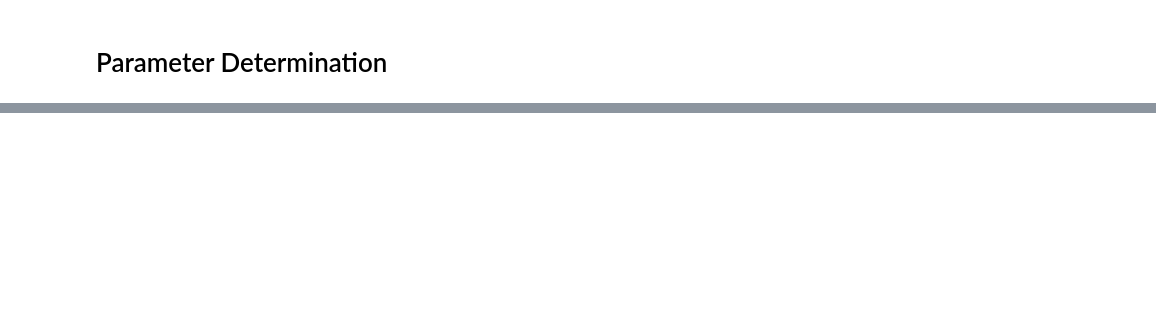
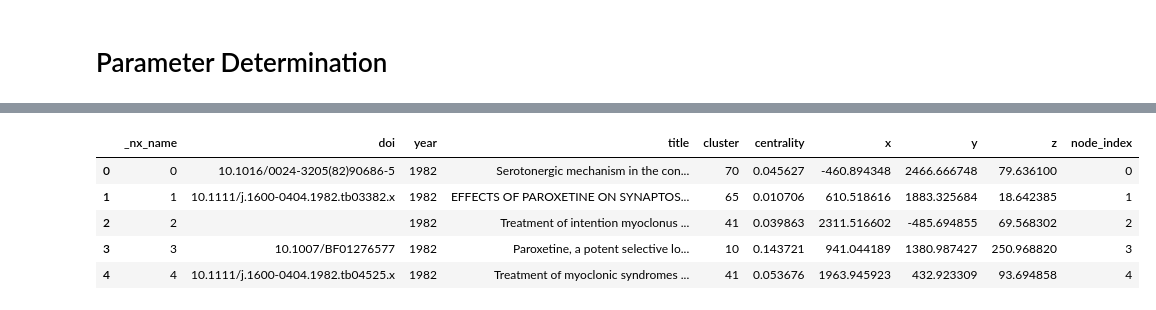
Before and after one commit to jarolim14/SSRI-Evolution, a Jupyter notebook: notebooks/11-PrepareThreeJs.ipynb, the cells around one changed output, grey strips where cells are left out. Saved outputs shown, nothing was run; the diff lists cells and outputs as text; code cells hidden in the pictures; blank space fills up the shorter version.

```diff
--- a/notebooks/11-PrepareThreeJs.ipynb
+++ b/notebooks/11-PrepareThreeJs.ipynb
@@ -631,0 +809,9 @@ results
+# %%
+nodes_df.head()
+# %% [output]
+|  | _nx_name | doi | year | title | cluster | centrality | x | y | z | node_index |
+| 0 | 0 | 10.1016/0024-3205(82)90686-5 | 1982 | Serotonergic mechanism in the con... | 70 | 0.045627 | -460.894348 | 2466.666748 | 79.636100 | 0 |
+| 1 | 1 | 10.1111/j.1600-0404.1982.tb03382.x | 1982 | EFFECTS OF PAROXETINE ON SYNAPTOS... | 65 | 0.010706 | 610.518616 | 1883.325684 | 18.642385 | 1 |
+| 2 | 2 |  | 1982 | Treatment of intention myoclonus ... | 41 | 0.039863 | 2311.516602 | -485.694855 | 69.568302 | 2 |
+| 3 | 3 | 10.1007/BF01276577 | 1982 | Paroxetine, a potent selective lo... | 10 | 0.143721 | 941.044189 | 1380.987427 | 250.968820 | 3 |
+| 4 | 4 | 10.1111/j.1600-0404.1982.tb04525.x | 1982 | Treatment of myoclonic syndromes ... | 41 | 0.053676 | 1963.945923 | 432.923309 | 93.694858 | 4 |
```
Also changed, not shown: parts of 34 cells of this notebook, 12 other files.
